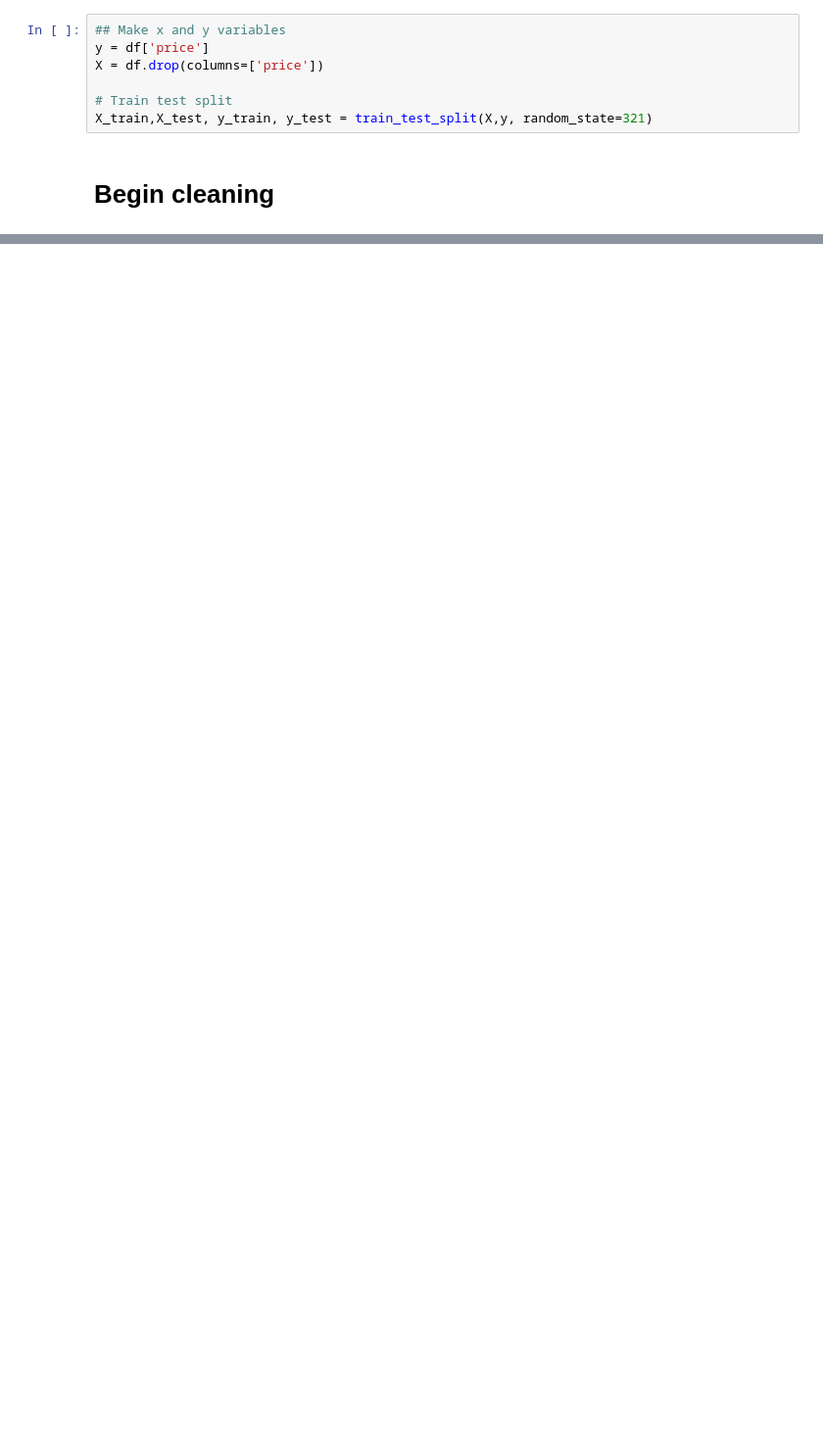
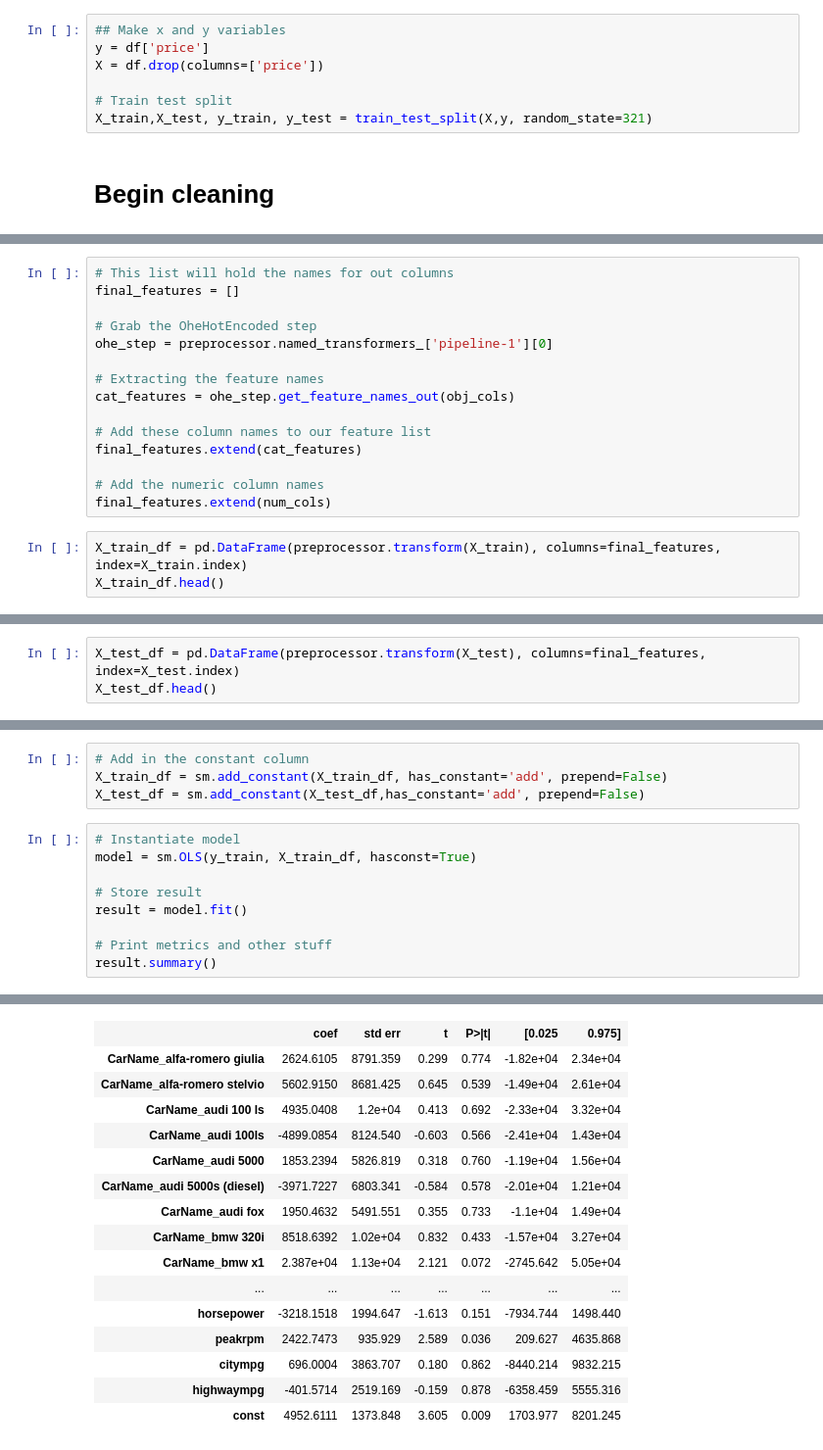
Before and after one commit to zevy613/Linear-Regression, a Jupyter notebook: (Practice)Linear Regression-statsmodels.ipynb, the cells around one changed output, grey strips where cells are left out. Shown at 98% size. Saved outputs shown, nothing was run; the diff lists cells and outputs as text; blank space fills up the shorter version.

```diff
--- a/(Practice)Linear Regression-statsmodels.ipynb
+++ b/(Practice)Linear Regression-statsmodels.ipynb
@@ -55,0 +93,18 @@ num_pipe = make_pipeline()
+# %%
+# This list will hold the names for out columns
+final_features = []
+
+# Grab the OheHotEncoded step
+ohe_step = preprocessor.named_transformers_['pipeline-1'][0]
+
+# Extracting the feature names
+cat_features = ohe_step.get_feature_names_out(obj_cols)
+
+# Add these column names to our feature list
+final_features.extend(cat_features)
+
+# Add the numeric column names
+final_features.extend(num_cols)
+# %%
+X_train_df = pd.DataFrame(preprocessor.transform(X_train), columns=final_features, index=X_train.index)
+X_train_df.head()
@@ -55,0 +119,3 @@ num_pipe = make_pipeline()
+# %%
+X_test_df = pd.DataFrame(preprocessor.transform(X_test), columns=final_features, index=X_test.index)
+X_test_df.head()
@@ -55,0 +130,14 @@ num_pipe = make_pipeline()
+# %%
+# Add in the constant column
+X_train_df = sm.add_constant(X_train_df, has_constant='add', prepend=False)
+X_test_df = sm.add_constant(X_test_df,has_constant='add', prepend=False)
+# %%
+# Instantiate model
+model = sm.OLS(y_train, X_train_df, hasconst=True)
+
+# Store result
+result = model.fit()
+
+# Print metrics and other stuff
+result.summary()
+# %% [output]
@@ -55,0 +154,16 @@ num_pipe = make_pipeline()
+|  | coef | std err | t | P>|t| | [0.025 | 0.975] |
+| CarName_alfa-romero giulia | 2624.6105 | 8791.359 | 0.299 | 0.774 | -1.82e+04 | 2.34e+04 |
+| CarName_alfa-romero stelvio | 5602.9150 | 8681.425 | 0.645 | 0.539 | -1.49e+04 | 2.61e+04 |
+| CarName_audi 100 ls | 4935.0408 | 1.2e+04 | 0.413 | 0.692 | -2.33e+04 | 3.32e+04 |
+| CarName_audi 100ls | -4899.0854 | 8124.540 | -0.603 | 0.566 | -2.41e+04 | 1.43e+04 |
+| CarName_audi 5000 | 1853.2394 | 5826.819 | 0.318 | 0.760 | -1.19e+04 | 1.56e+04 |
+| CarName_audi 5000s (diesel) | -3971.7227 | 6803.341 | -0.584 | 0.578 | -2.01e+04 | 1.21e+04 |
+| CarName_audi fox | 1950.4632 | 5491.551 | 0.355 | 0.733 | -1.1e+04 | 1.49e+04 |
+| CarName_bmw 320i | 8518.6392 | 1.02e+04 | 0.832 | 0.433 | -1.57e+04 | 3.27e+04 |
+| CarName_bmw x1 | 2.387e+04 | 1.13e+04 | 2.121 | 0.072 | -2745.642 | 5.05e+04 |
+| ... | ... | ... | ... | ... | ... | ... |
+| horsepower | -3218.1518 | 1994.647 | -1.613 | 0.151 | -7934.744 | 1498.440 |
+| peakrpm | 2422.7473 | 935.929 | 2.589 | 0.036 | 209.627 | 4635.868 |
+| citympg | 696.0004 | 3863.707 | 0.180 | 0.862 | -8440.214 | 9832.215 |
+| highwaympg | -401.5714 | 2519.169 | -0.159 | 0.878 | -6358.459 | 5555.316 |
+| const | 4952.6111 | 1373.848 | 3.605 | 0.009 | 1703.977 | 8201.245 |
```
Also changed, not shown: parts of 11 cells of this notebook.
